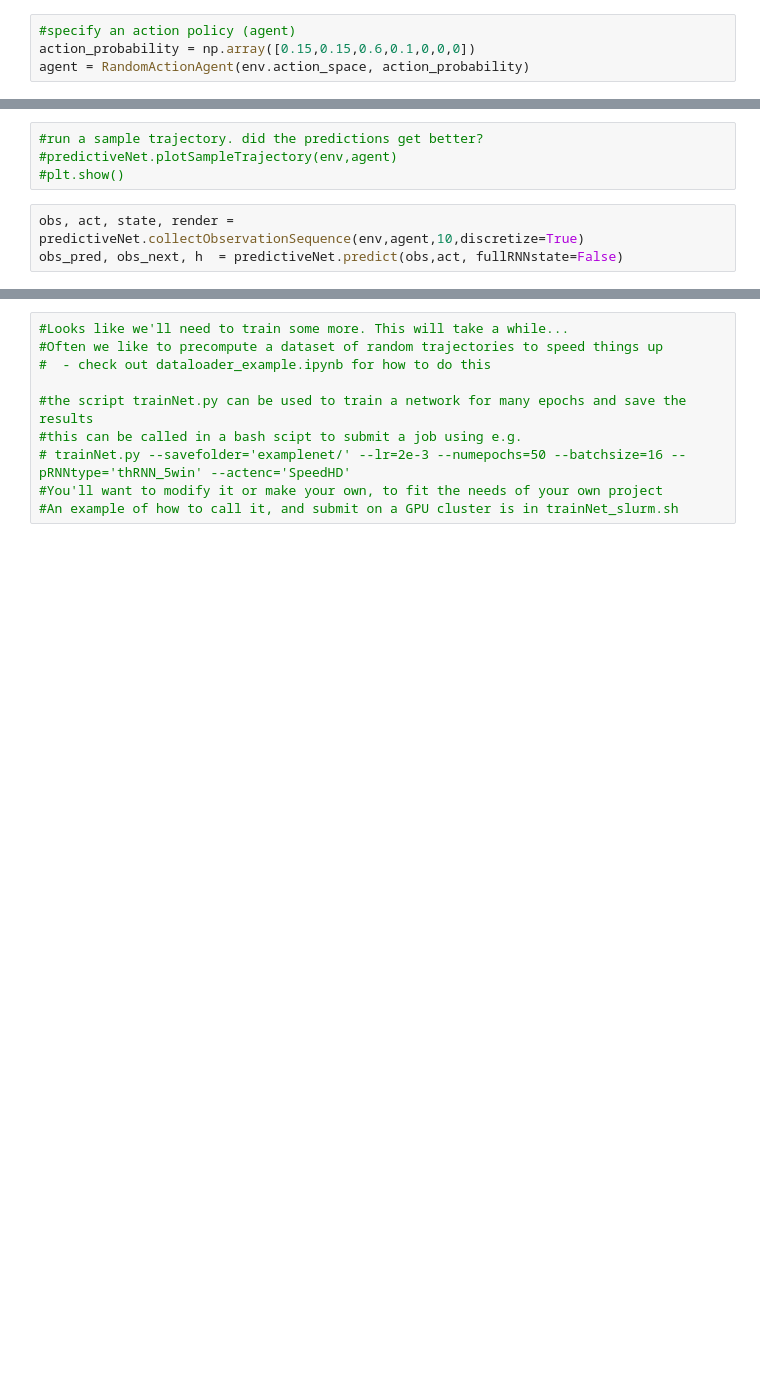
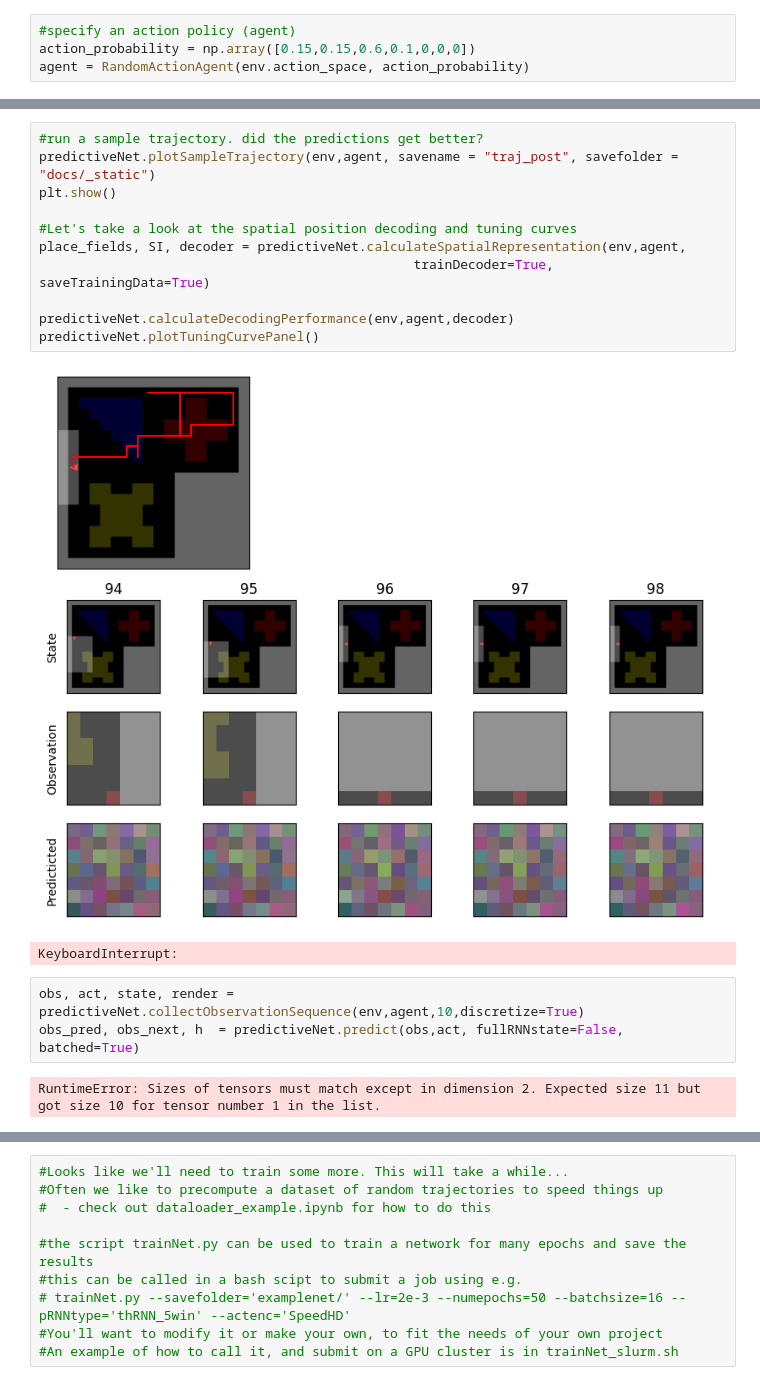
Before and after one commit to LevensteinLab/pRNN, a Jupyter notebook: tutorial.ipynb, the cells around one changed output, grey strips where cells are left out. Saved outputs shown, nothing was run; the diff lists cells and outputs as text; blank space fills up the shorter version.

```diff
--- a/tutorial.ipynb
+++ b/tutorial.ipynb
@@ -61,11 +64,23 @@ loss: 0.022, sparsity: 2.3e+02, meanrate: 0.39 [    5\    6]
 Epoch Complete. Back to the cpu
 # %%
 #run a sample trajectory. did the predictions get better?
-#predictiveNet.plotSampleTrajectory(env,agent)
-#plt.show()
+predictiveNet.plotSampleTrajectory(env,agent, savename = "traj_post", savefolder = "docs/_static")
+plt.show()
+
+#Let's take a look at the spatial position decoding and tuning curves
+place_fields, SI, decoder = predictiveNet.calculateSpatialRepresentation(env,agent,
+                                                trainDecoder=True, saveTrainingData=True)
+
+predictiveNet.calculateDecodingPerformance(env,agent,decoder)
+predictiveNet.plotTuningCurvePanel()
+# %% [output]
+[figure, added]
+KeyboardInterrupt:
 # %%
 obs, act, state, render = predictiveNet.collectObservationSequence(env,agent,10,discretize=True)
-obs_pred, obs_next, h  = predictiveNet.predict(obs,act, fullRNNstate=False)
+obs_pred, obs_next, h  = predictiveNet.predict(obs,act, fullRNNstate=False, batched=True)
+# %% [output]
+RuntimeError: Sizes of tensors must match except in dimension 2. Expected size 11 but got size 10 for tensor number 1 in the list.
 # %%
 print(h.shape)
 # %% [output]
```
Also changed, not shown: parts of 6 cells of this notebook, 8 other files.
